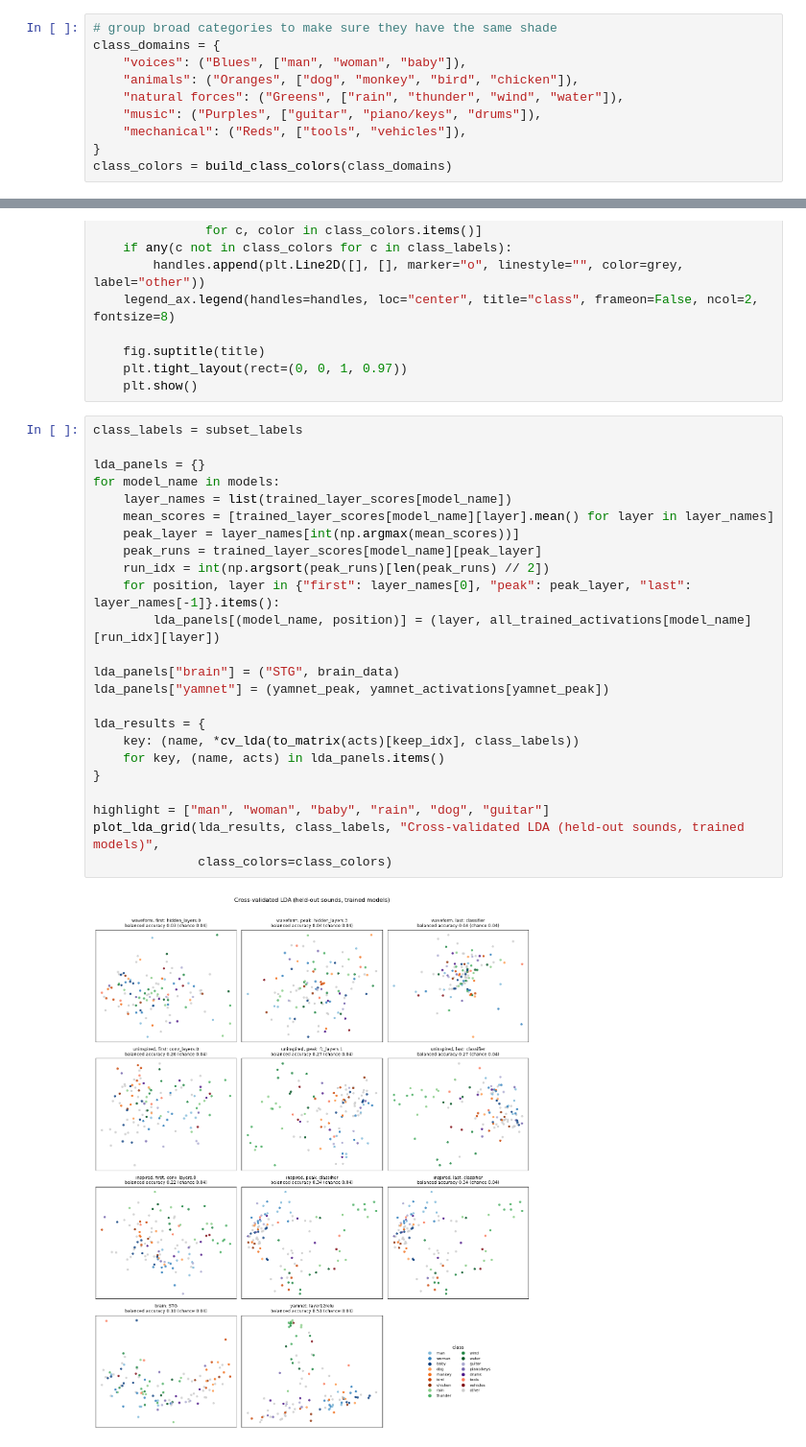
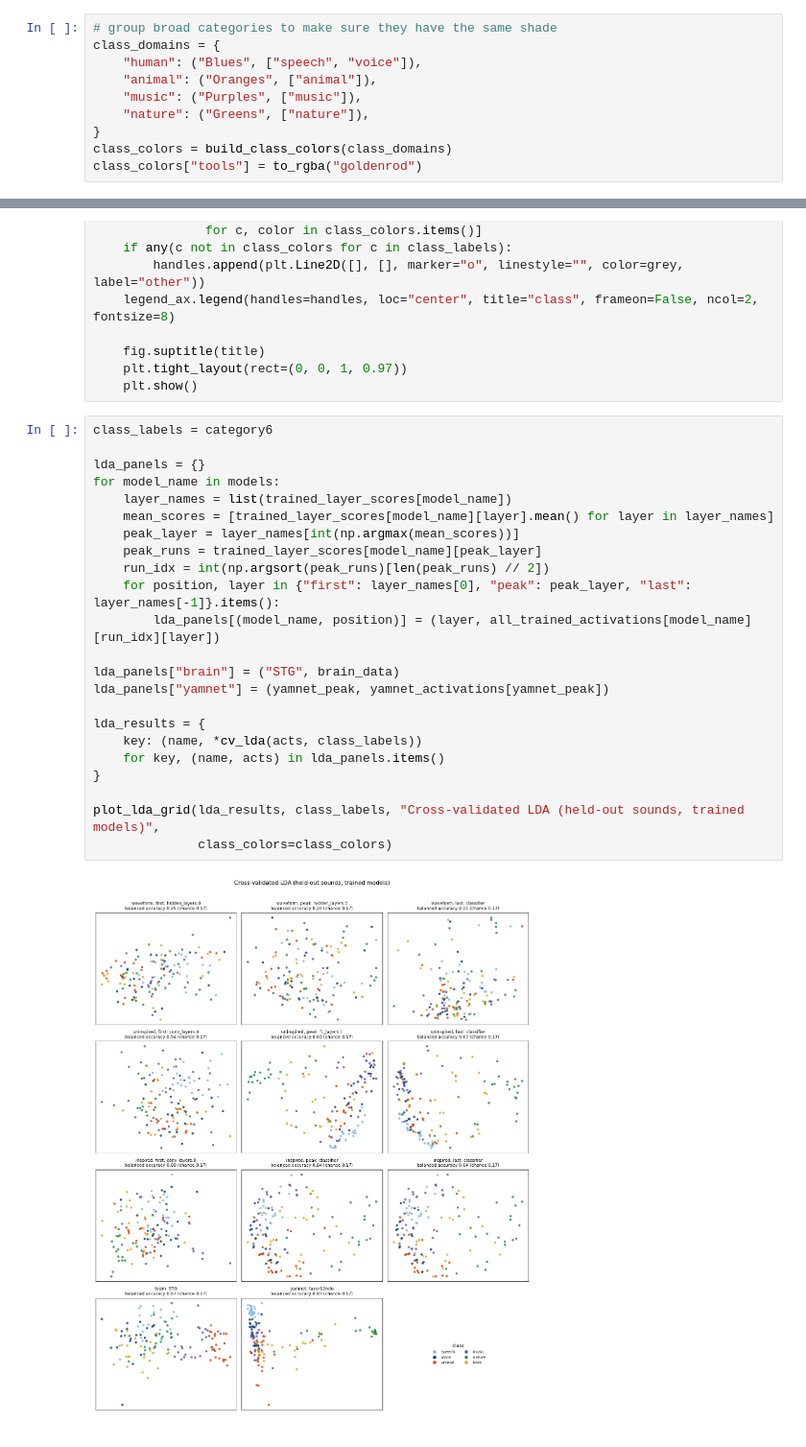
Before and after one commit to Frank03Lambert/MSMBS-Group07, a Jupyter notebook: Assignment4/assignment4_part1.ipynb, the cells around one changed output, grey strips where cells are left out. Shown at 96% size. Drawn from its saved outputs; the diff is of its cells as text.

Commit message:
Adjust visualizations part 1

```diff
--- a/Assignment4/assignment4_part1.ipynb
+++ b/Assignment4/assignment4_part1.ipynb
@@ -1035,13 +1036,13 @@ bells/clock           5
 # %%
 # group broad categories to make sure they have the same shade
 class_domains = {
-    "voices": ("Blues", ["man", "woman", "baby"]),
-    "animals": ("Oranges", ["dog", "monkey", "bird", "chicken"]),
-    "natural forces": ("Greens", ["rain", "thunder", "wind", "water"]),
-    "music": ("Purples", ["guitar", "piano/keys", "drums"]),
-    "mechanical": ("Reds", ["tools", "vehicles"]),
+    "human": ("Blues", ["speech", "voice"]),
+    "animal": ("Oranges", ["animal"]),
+    "music": ("Purples", ["music"]),
+    "nature": ("Greens", ["nature"]),
 }
 class_colors = build_class_colors(class_domains)
+class_colors["tools"] = to_rgba("goldenrod")
 # %%
 # helper functions
 def build_class_colors(domains: dict[str, tuple[str, list[str]]]) -> dict[str, tuple]:
@@ -1339,29 +1345,28 @@ def plot_lda_grid(lda_results: dict, class_labels: np.ndarray, title: str,
     plt.tight_layout(rect=(0, 0, 1, 0.97))
     plt.show()
 # %%
-class_labels = subset_labels
+class_labels = category6
 
 lda_panels = {}
 for model_name in models:
     layer_names = list(trained_layer_scores[model_name])
     mean_scores = [trained_layer_scores[model_name][layer].mean() for layer in layer_names]
     peak_layer = layer_names[int(np.argmax(mean_scores))]
     peak_runs = trained_layer_scores[model_name][peak_layer]
     run_idx = int(np.argsort(peak_runs)[len(peak_runs) // 2])
     for position, layer in {"first": layer_names[0], "peak": peak_layer, "last": layer_names[-1]}.items():
         lda_panels[(model_name, position)] = (layer, all_trained_activations[model_name][run_idx][layer])
 
 lda_panels["brain"] = ("STG", brain_data)
 lda_panels["yamnet"] = (yamnet_peak, yamnet_activations[yamnet_peak])
 
 lda_results = {
-    key: (name, *cv_lda(to_matrix(acts)[keep_idx], class_labels))
+    key: (name, *cv_lda(acts, class_labels))
     for key, (name, acts) in lda_panels.items()
 }
 
-highlight = ["man", "woman", "baby", "rain", "dog", "guitar"]
 plot_lda_grid(lda_results, class_labels, "Cross-validated LDA (held-out sounds, trained models)",
               class_colors=class_colors)
 # %% [output]
-[figure, old version]
+[figure, new version]
 # %% [markdown]
```
Also changed, not shown: parts of 5 cells of this notebook.
